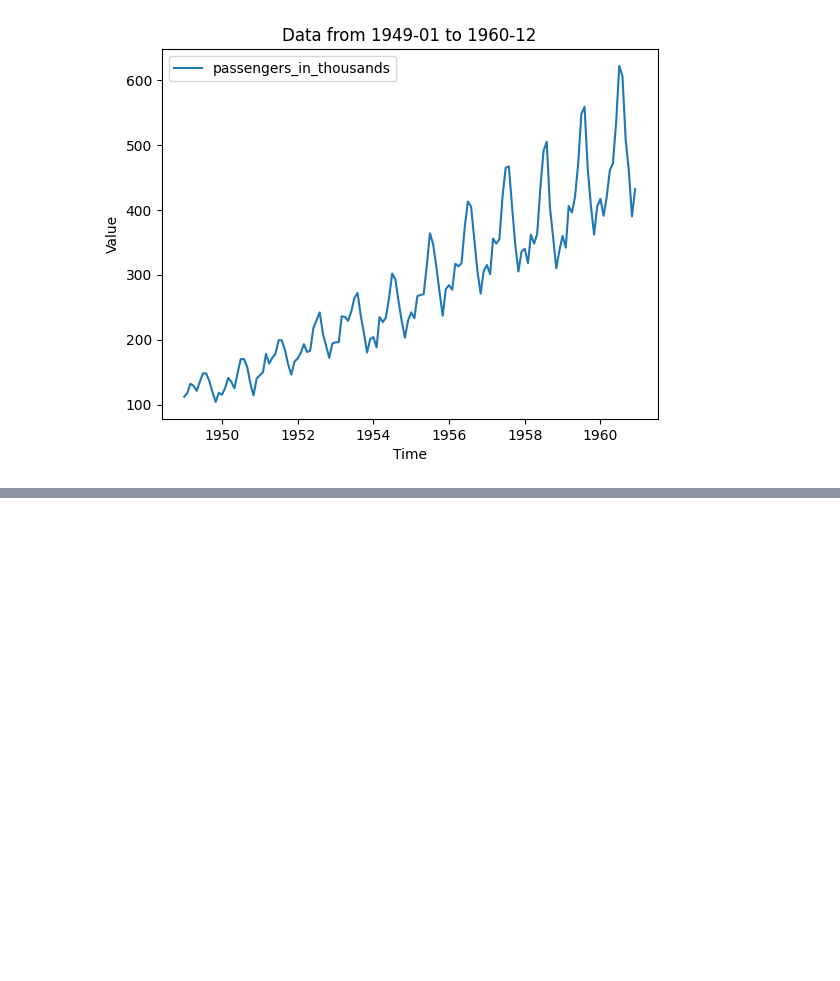
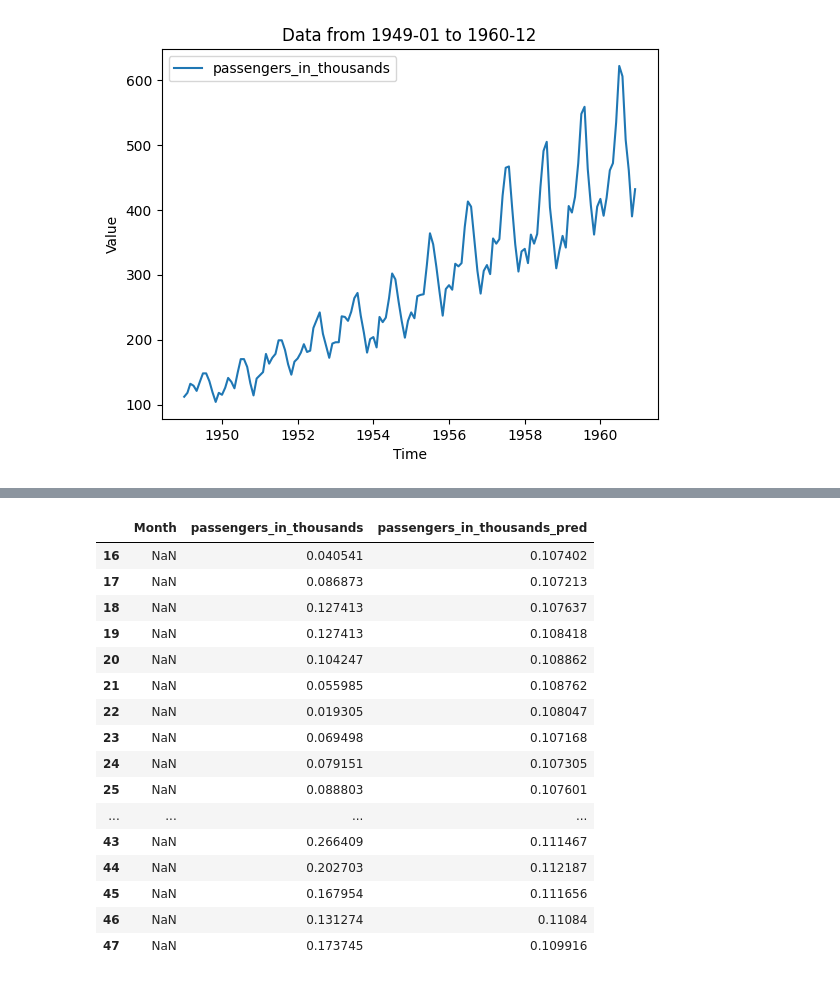
Before and after one commit to ginofft/TimeSeriesAnalysis, a Jupyter notebook: playground.ipynb, the cells around one changed output, grey strips where cells are left out. Cells and saved outputs as stored; diff of their text form; code cells hidden in the pictures; blank space fills up the shorter version.

```diff
--- a/playground.ipynb
+++ b/playground.ipynb
@@ -170,0 +149,20 @@ test_data = data[val_end_index:].reset_index()
+# %%
+df.iloc[16:48]
+# %% [output]
+|  | Month | passengers_in_thousands | passengers_in_thousands_pred |
+| 16 | NaN | 0.040541 | 0.107402 |
+| 17 | NaN | 0.086873 | 0.107213 |
+| 18 | NaN | 0.127413 | 0.107637 |
+| 19 | NaN | 0.127413 | 0.108418 |
+| 20 | NaN | 0.104247 | 0.108862 |
+| 21 | NaN | 0.055985 | 0.108762 |
+| 22 | NaN | 0.019305 | 0.108047 |
+| 23 | NaN | 0.069498 | 0.107168 |
+| 24 | NaN | 0.079151 | 0.107305 |
+| 25 | NaN | 0.088803 | 0.107601 |
+| ... | ... | ... | ... |
+| 43 | NaN | 0.266409 | 0.111467 |
+| 44 | NaN | 0.202703 | 0.112187 |
+| 45 | NaN | 0.167954 | 0.111656 |
+| 46 | NaN | 0.131274 | 0.11084 |
+| 47 | NaN | 0.173745 | 0.109916 |
```
Also changed, not shown: parts of 7 cells of this notebook, 4 other files.
